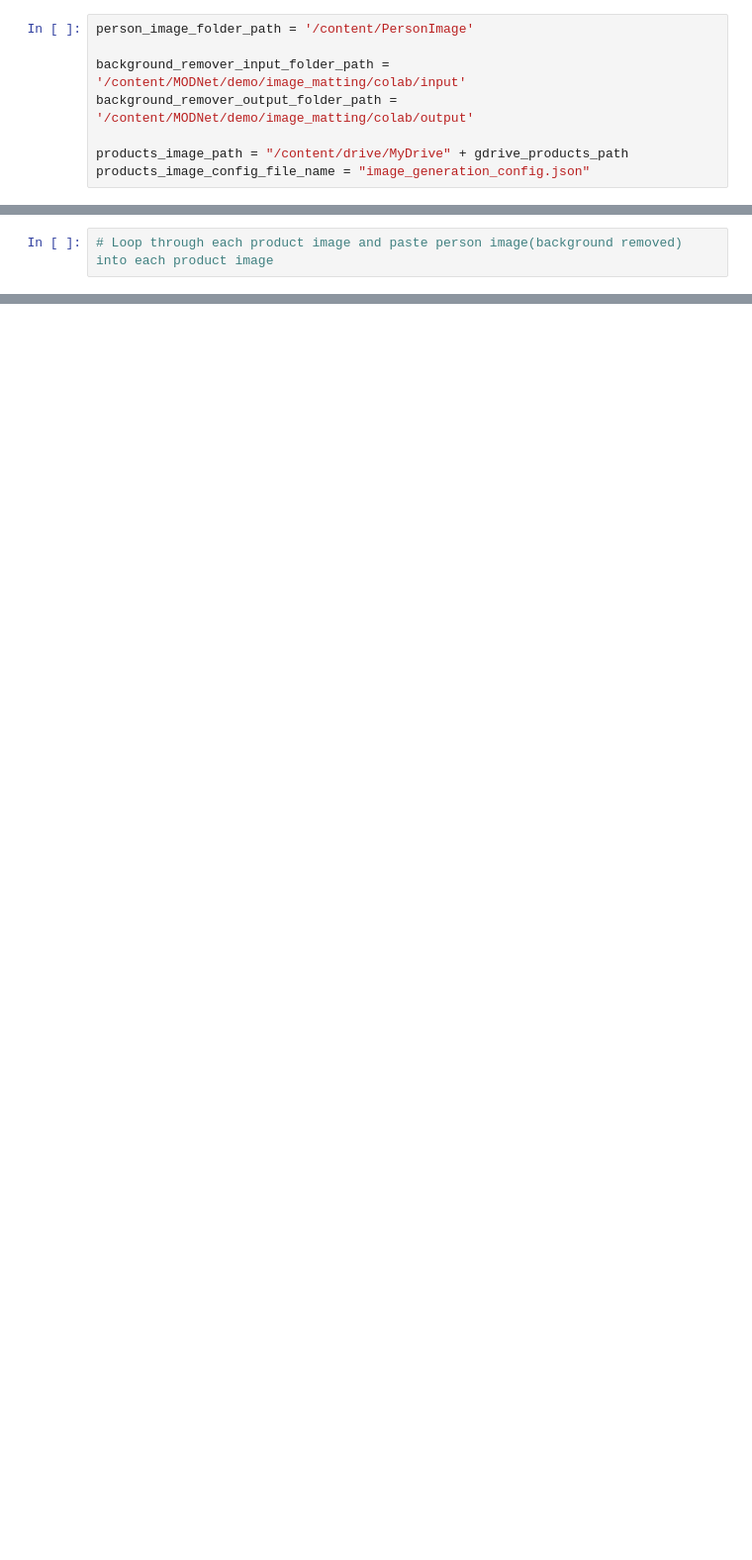
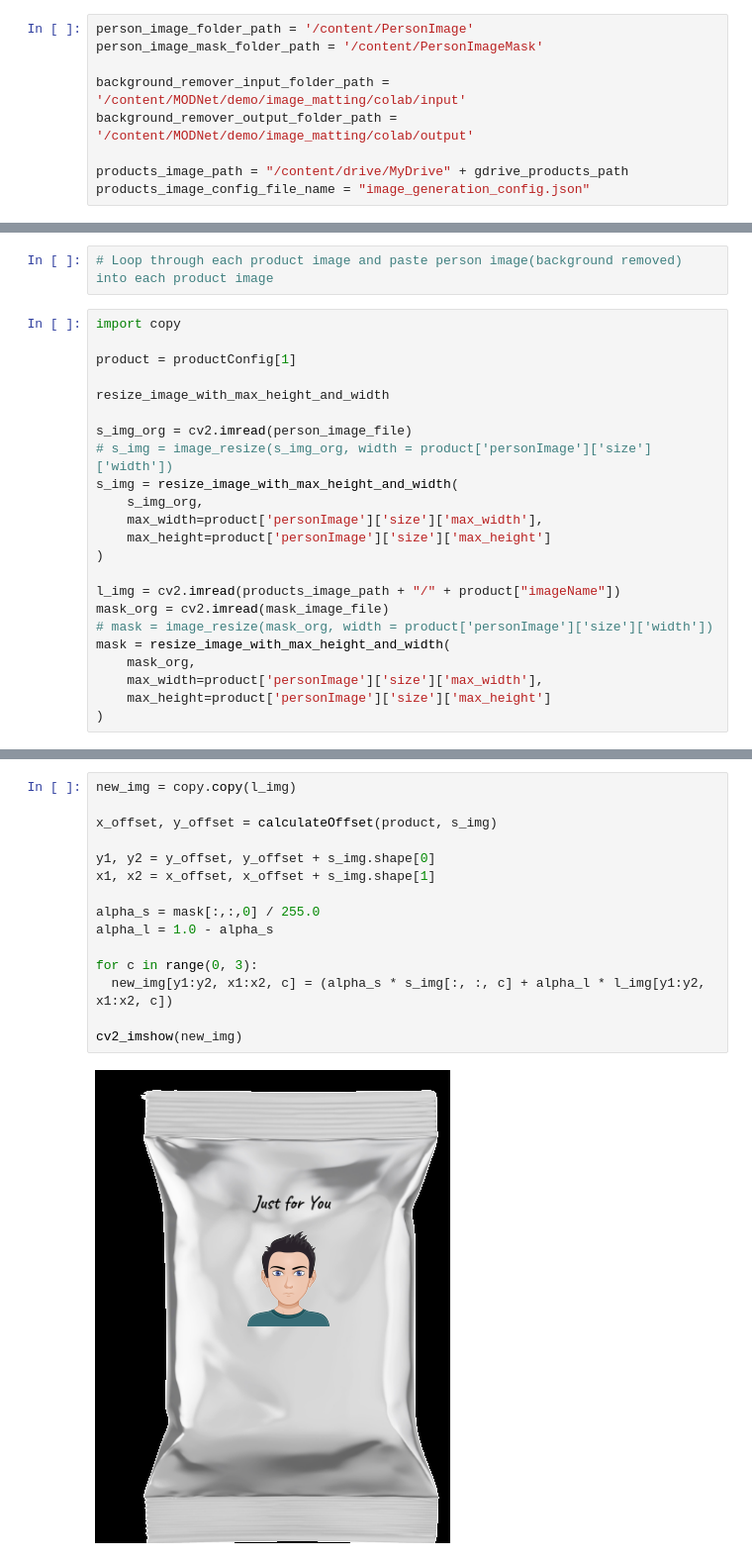
Before and after one commit to MaheeGamage/Product-Personalization-Colab, a Jupyter notebook: Product_personalization.ipynb, the cells around one changed output, grey strips where cells are left out. Shown: that part at 99% size. Cells and saved outputs as stored; diff of their text form; blank space fills up the shorter version.

Commit message:
Added image pasting using given config

```diff
--- a/Product_personalization.ipynb
+++ b/Product_personalization.ipynb
@@ -17,6 +17,7 @@ gdrive_products_path = "/Other/Dula MBA Experiment/Products"
 Other Config. No need to change for execution
 # %%
 person_image_folder_path = '/content/PersonImage'
+person_image_mask_folder_path = '/content/PersonImageMask'
 
 background_remover_input_folder_path = '/content/MODNet/demo/image_matting/colab/input'
 background_remover_output_folder_path = '/content/MODNet/demo/image_matting/colab/output'
@@ -219,2 +371,25 @@ for product in productConfig:
 # %%
 # Loop through each product image and paste person image(background removed) into each product image
+# %%
+import copy
+
+product = productConfig[1]
+
+resize_image_with_max_height_and_width
+
+s_img_org = cv2.imread(person_image_file)
+# s_img = image_resize(s_img_org, width = product['personImage']['size']['width'])
+s_img = resize_image_with_max_height_and_width(
+    s_img_org,
+    max_width=product['personImage']['size']['max_width'],
+    max_height=product['personImage']['size']['max_height']
+)
+
+l_img = cv2.imread(products_image_path + "/" + product["imageName"])
+mask_org = cv2.imread(mask_image_file)
+# mask = image_resize(mask_org, width = product['personImage']['size']['width'])
+mask = resize_image_with_max_height_and_width(
+    mask_org,
+    max_width=product['personImage']['size']['max_width'],
+    max_height=product['personImage']['size']['max_height']
+)
@@ -220,0 +402,17 @@ for product in productConfig:
+# %%
+new_img = copy.copy(l_img)
+
+x_offset, y_offset = calculateOffset(product, s_img)
+
+y1, y2 = y_offset, y_offset + s_img.shape[0]
+x1, x2 = x_offset, x_offset + s_img.shape[1]
+
+alpha_s = mask[:,:,0] / 255.0
+alpha_l = 1.0 - alpha_s
+
+for c in range(0, 3):
+  new_img[y1:y2, x1:x2, c] = (alpha_s * s_img[:, :, c] + alpha_l * l_img[y1:y2, x1:x2, c])
+
+cv2_imshow(new_img)
+# %% [output]
+[figure, added]
```
Also changed, not shown: parts of 18 cells of this notebook.
